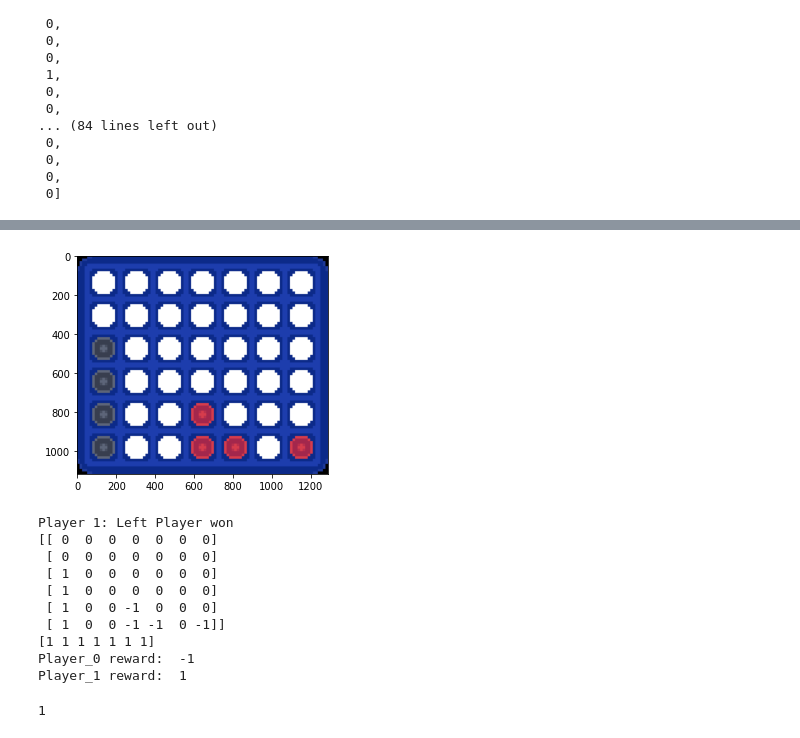
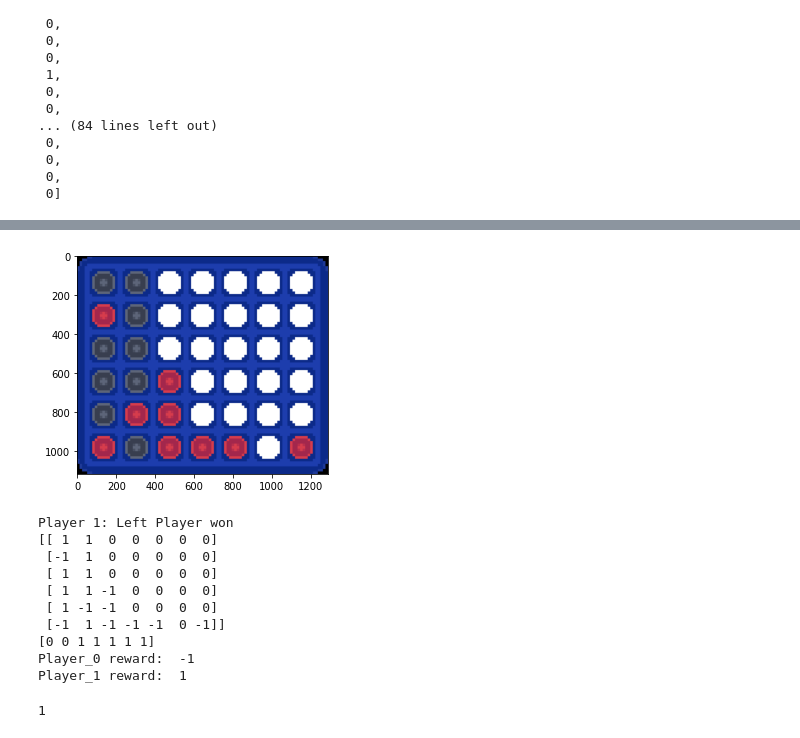
Before and after one commit to faustine-malatray/Puissance_Quatre_RL, a Jupyter notebook: project_starter.ipynb, the cells around one changed output, grey strips where cells are left out. Cells and saved outputs as stored; diff of their text form; code cells hidden in the pictures.

```diff
--- a/project_starter.ipynb
+++ b/project_starter.ipynb
@@ -389,48 +433,6 @@ class QLearningAgent:
         max_q = max(q_values)
         choice = np.random.choice([action for action, q in zip(masked_arr.compressed(), q_values) if q == max_q])
         return choice
-
-    def train(self, num_episodes):
-        """
-        Trains the agent using Q-learning, against a random opponent
-        """
-        rewards = []
-        random_agent = PlayLeftmostLegal()
-        for i in range(num_episodes):
-            done = False
-            env.reset()
-            obs, _, _, _, _ = env.last()
-            while not done:
-                action = self.get_action(obs)
-                env.step(action)
-                obs, reward, terminated, _, _ = env.last()
-                done = terminated
-                if np.sum(obs["action_mask"]) == 0:
-                    reward = 0.5
-                    done = True
-                if done:
-                    self.q_table[(tuple(obs["observation"].flatten()), action)] = reward
-                    break
-                else:
-                    next_action = self.get_action(obs)
-                    self.q_table[(tuple(obs["observation"].flatten()), action)] = reward + self.gamma * self.q_table.get((tuple(obs["observation"].flatten()), next_action), 0)
-
-                # Opponent's turn
-                action = random_agent.get_action(obs)
-                env.step(action)
-                obs, reward, terminated, _, _ = env.last()
-                done = terminated
-                if np.sum(obs["action_mask"]) == 0:
-                    reward = 0.5
-                    done = True
-                if done:
-                    self.q_table[(tuple(obs["observation"].flatten()), action)] = reward
-                    break
-                else:
-                    next_action = self.get_action(obs)
-                    self.q_table[(tuple(obs["observation"].flatten()), action)] = reward + self.gamma * self.q_table.get((tuple(obs["observation"].flatten()), next_action), 0)
-            rewards.append(reward)
-        return rewards
 # %%
 agent = QLearningAgent()
 rewards = agent.train(num_episodes=1000)
@@ -473,15 +465,15 @@ Player 1: Random Player won
 # %%
-play_game(env, q_agent, PlayLeftmostLegal(), display=True)
+play_game(env, agent, PlayLeftmostLegal(), display=True)
 # %% [output]
-[figure, old version]
+[figure, new version]
 Player 1: Left Player won
-[[ 0  0  0  0  0  0  0]
- [ 0  0  0  0  0  0  0]
- [ 1  0  0  0  0  0  0]
- [ 1  0  0  0  0  0  0]
- [ 1  0  0 -1  0  0  0]
- [ 1  0  0 -1 -1  0 -1]]
-[1 1 1 1 1 1 1]
+[[ 1  1  0  0  0  0  0]
+ [-1  1  0  0  0  0  0]
+ [ 1  1  0  0  0  0  0]
+ [ 1  1 -1  0  0  0  0]
+ [ 1 -1 -1  0  0  0  0]
+ [-1  1 -1 -1 -1  0 -1]]
+[0 0 1 1 1 1 1]
 Player_0 reward:  -1
 Player_1 reward:  1
 1
```
Also changed, not shown: parts of 13 cells of this notebook.
